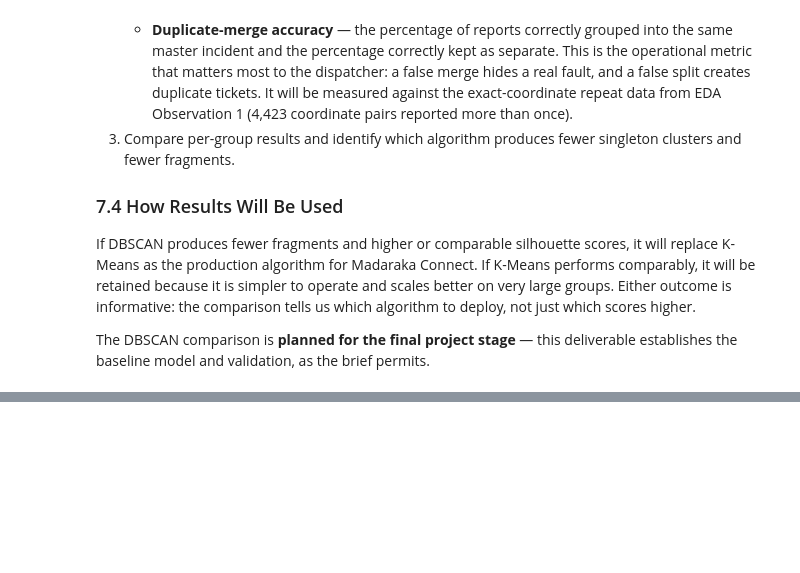
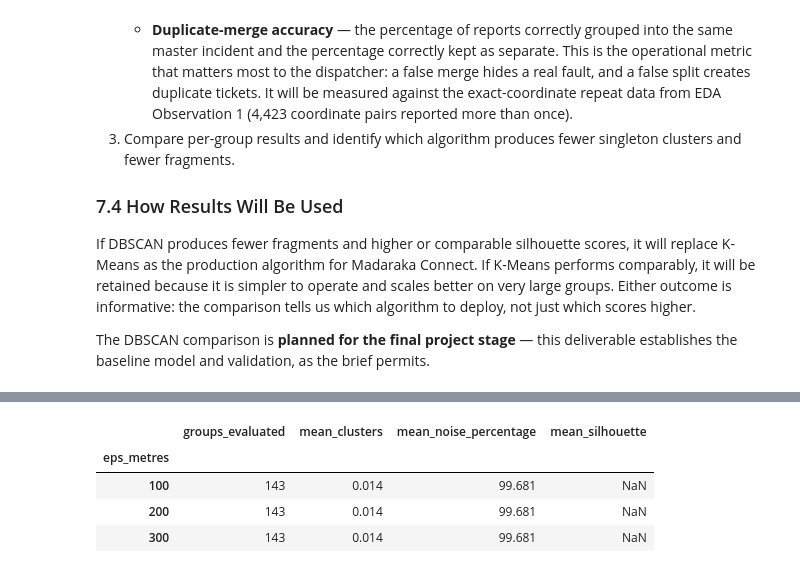
Before and after one commit to Emzogwayo/SemProject_MLEngine, a Jupyter notebook: K-Means_Base.ipynb, the cells around one changed output, grey strips where cells are left out. Saved outputs shown, nothing was run; the diff lists cells and outputs as text; code cells hidden in the pictures; blank space fills up the shorter version.

```diff
--- a/K-Means_Base.ipynb
+++ b/K-Means_Base.ipynb
@@ -1177,0 +1458,72 @@ The DBSCAN comparison is **planned for the final project stage** — this delive
+# %%
+from sklearn.cluster import DBSCAN
+from sklearn.metrics import silhouette_score
+import numpy as np
+import pandas as pd
+
+dbscan_results = []
+
+for (category, window), size in eligible_groups.items():
+
+    sample_group = df_model[
+        (df_model["complaint_type"] == category) &
+        (df_model["time_window"] == window)
+    ]
+
+    X = sample_group[["x_m", "y_m"]].to_numpy()
+
+    for eps in [100, 200, 300]:
+
+        model = DBSCAN(
+            eps=eps,
+            min_samples=5
+        )
+
+        labels = model.fit_predict(X)
+
+        # -1 represents noise, not a real cluster
+        non_noise = labels != -1
+        cluster_labels = set(labels[non_noise])
+
+        number_of_clusters = len(cluster_labels)
+        noise_percentage = (~non_noise).mean() * 100
+
+        # Silhouette is only meaningful when at least
+        # two non-noise clusters exist
+        if (
+            number_of_clusters >= 2
+            and non_noise.sum() > number_of_clusters
+        ):
+            score = silhouette_score(
+                X[non_noise],
+                labels[non_noise]
+            )
+        else:
+            score = np.nan
+
+        dbscan_results.append({
+            "category": category,
+            "time_window": window,
+            "reports": len(X),
+            "eps_metres": eps,
+            "clusters": number_of_clusters,
+            "noise_percentage": round(noise_percentage, 2),
+            "silhouette": score
+        })
+
+dbscan_results_df = pd.DataFrame(dbscan_results)
+
+dbscan_summary = dbscan_results_df.groupby("eps_metres").agg(
+    groups_evaluated=("category", "count"),
+    mean_clusters=("clusters", "mean"),
+    mean_noise_percentage=("noise_percentage", "mean"),
+    mean_silhouette=("silhouette", "mean")
+).round(3)
+
+display(dbscan_summary)
+# %% [output]
+|  | groups_evaluated | mean_clusters | mean_noise_percentage | mean_silhouette |
+| eps_metres |  |  |  |  |
+| 100 | 143 | 0.014 | 99.681 | NaN |
+| 200 | 143 | 0.014 | 99.681 | NaN |
+| 300 | 143 | 0.014 | 99.681 | NaN |
```
Also changed, not shown: parts of 6 cells of this notebook.
